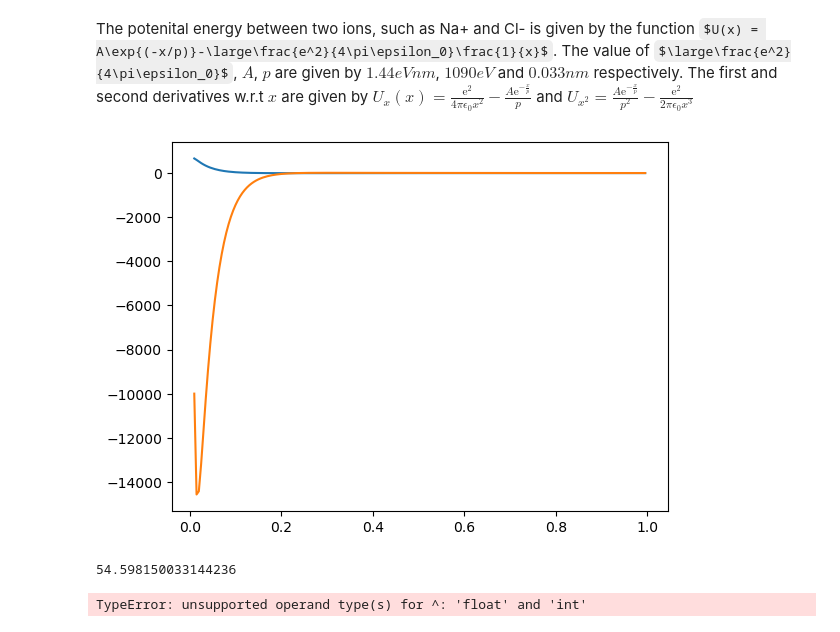
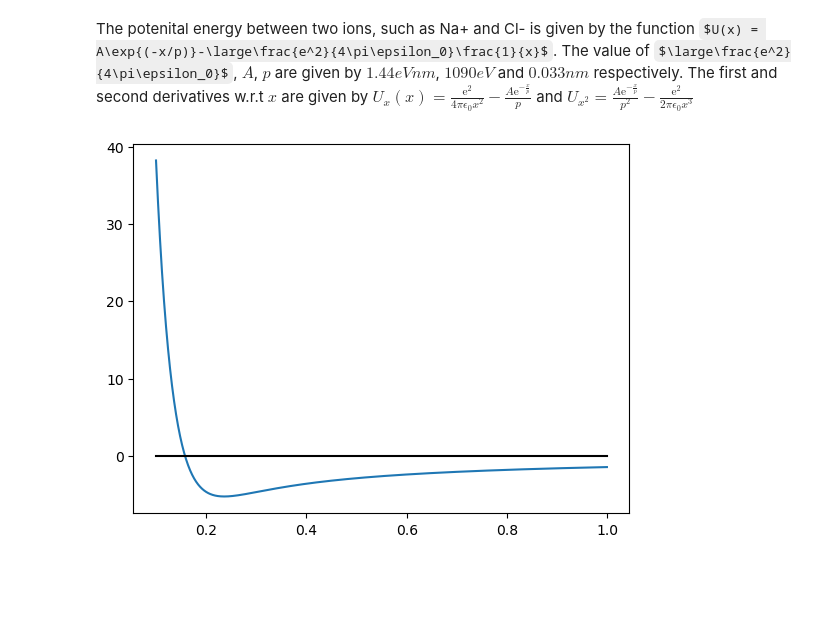
Before and after one commit to MattsonIsaac/AssignmentOne, a Jupyter notebook: Main.ipynb, the cells around one changed output. Drawn from its saved outputs; the diff is of its cells as text; code cells hidden in the pictures; some formulas as TeX source; blank space fills up the shorter version.

```diff
--- a/Main.ipynb
+++ b/Main.ipynb
@@ -144,19 +144,21 @@ The potenital energy between two ions, such as Na+ and Cl- is given by the funct
 # %%
 m = 1.44
 A = 1090
 p = 0.033
 
-U = lambda x: A*np.exp(-x/p)-m/x
-U_x = lambda x: m/(np.square(x)) - A*np.exp(-x/p)/p
 
-x = np.arange(0.01,1,0.005)
+x = np.arange(0.1,1,0.001)
+x2 = np.arange(0.2,1,0.001)
+x3 = np.arange(0.305,1,0.001)
+
+U = lambda x: A*np.exp(-x/p)-(m/x)
+dUdx = lambda x: (m/x**2)-(A*np.exp(-x/p))/p
+dUdxx = lambda x: (A*np.exp(-x/p))/(p**2)-m/(x**3)
+
 plt.plot(x,U(x))
-plt.plot(x,U_x(x))
+plt.plot(x,x*0,"k")
 plt.show()
 
-print(np.exp(4))
-print((math.e)**4)
+#TODO: Finish Graph
 # %% [output]
-[figure, old version]
+[figure, new version]
-54.598150033144236
-TypeError: unsupported operand type(s) for ^: 'float' and 'int'
```
Also changed, not shown: parts of 3 cells of this notebook.
